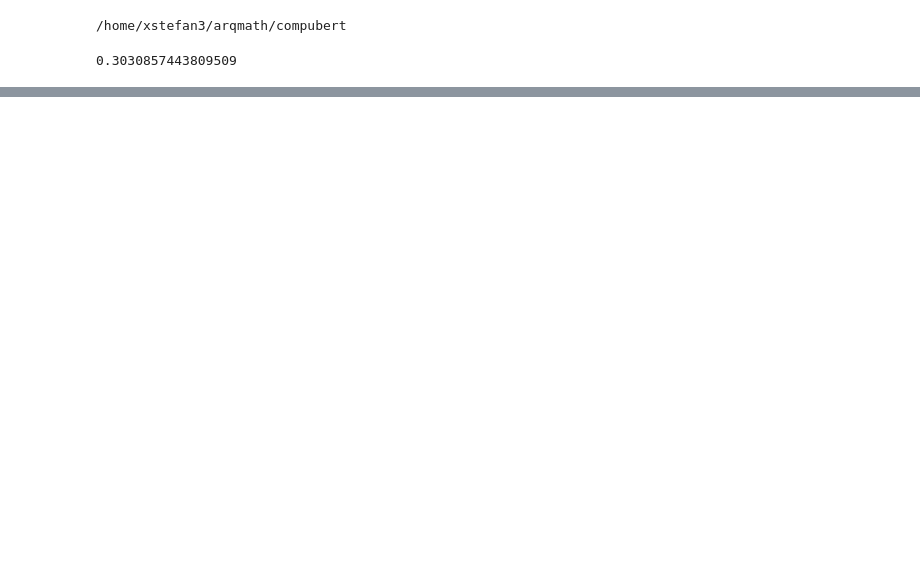
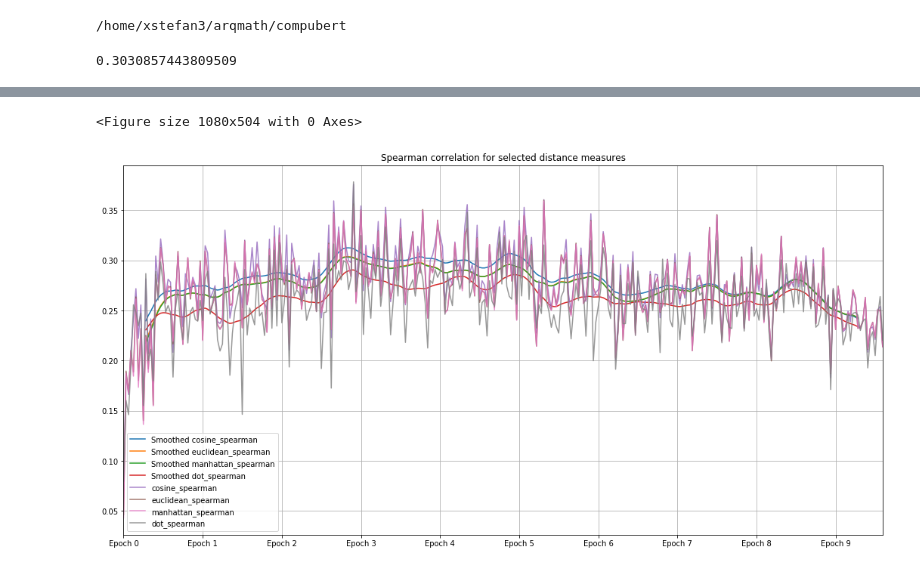
Before and after one commit to MIR-MU/CompuBERT, a Jupyter notebook: monitoring.ipynb, the cells around one changed output, grey strips where cells are left out. Saved outputs shown, nothing was run; the diff lists cells and outputs as text; code cells hidden in the pictures; blank space fills up the shorter version.

```diff
--- a/monitoring.ipynb
+++ b/monitoring.ipynb
@@ -43,0 +58,27 @@ pd.Series(cos_sims).rolling(20, win_type='triang').mean()[10:].reset_index()[0].
+# %%
+metrics = ['cosine_pearson', 'cosine_spearman',
+       'euclidean_pearson', 'euclidean_spearman', 'manhattan_pearson',
+       'manhattan_spearman', 'dot_pearson', 'dot_spearman']
+
+
+def plot_metric(similarity_eval_df, corr_type):
+    spearman_df = similarities_df[[m for m in metrics if corr_type.lower() in m]]
+    spearman_smoothed_df = pd.DataFrame()
+    spearman_smoothed_df[["Smoothed %s" % c for c in spearman_df.columns]] = \
+            spearman_df.apply(lambda c: c.rolling(20, win_type='triang').mean()[10:], axis=0).reset_index(drop=True)
+
+
+
+    import matplotlib.pyplot as plt
+    plt.figure(figsize=(15,7))
+    # smoothed
+    ax1 = spearman_smoothed_df.plot(title='%s correlation for selected distance measures' % corr_type, grid=True, figsize=(12, 6))
+    # oriinal
+    ax2 = spearman_df.plot(grid=True, figsize=(18, 9), alpha=0.8, ax=ax1)
+    xticks(range(0, len(similarity_eval_df), 32), ["Epoch %s" % e for e in range(0, len(similarity_eval_df), 1)])
+    #                      xticks=["Epoch %s" % int(i)/32 for i in range(0, len(similarity_eval_df), 32)])
+# %%
+plot_metric(similarities_df, "Spearman")
+# %% [output]
+<Figure size 1080x504 with 0 Axes>
+[figure, added]
```
Also changed, not shown: parts of 7 cells of this notebook.
